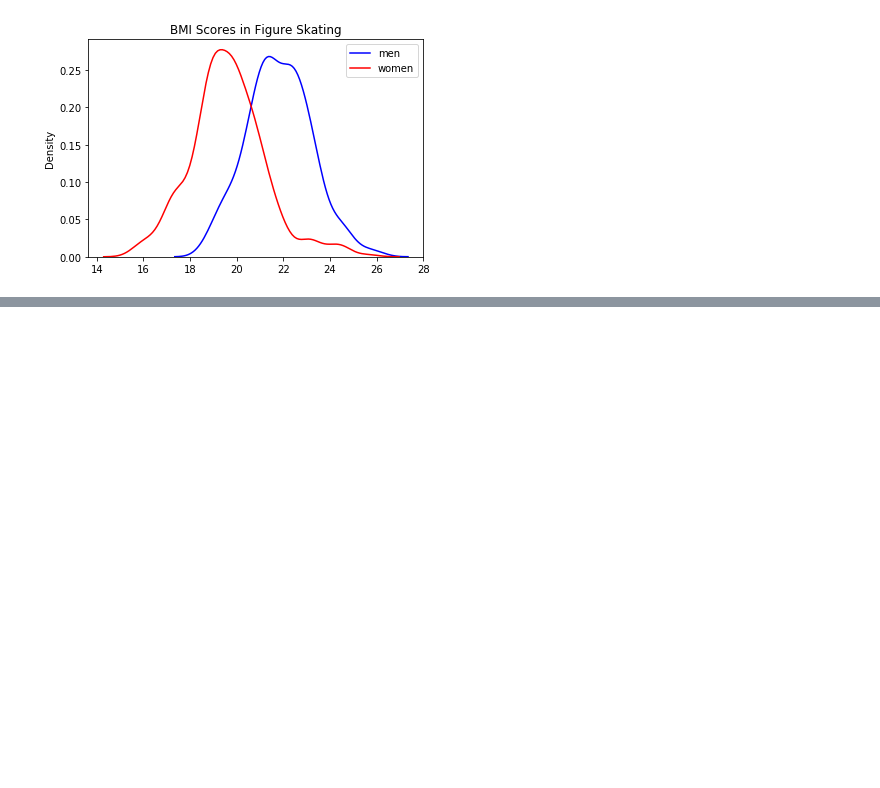
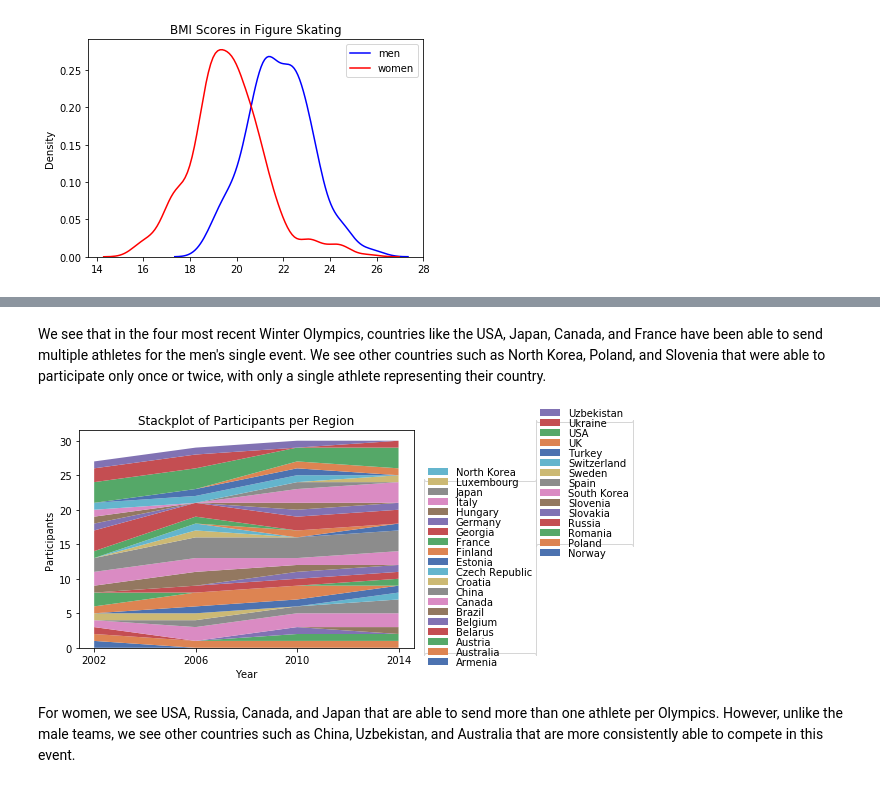
Before and after one commit to naranana/temp, a Jupyter notebook: 131 Project/Figure Skating.ipynb, the cells around one changed output, grey strips where cells are left out. Drawn from its saved outputs; the diff is of its cells as text; code cells hidden in the pictures; blank space fills up the shorter version.

```diff
--- a/131 Project/Figure Skating.ipynb
+++ b/131 Project/Figure Skating.ipynb
@@ -154,0 +496,16 @@ A "healthy" BMI value is considered to be between 18 to 24. We can see here that
+# %% [markdown]
+We see that in the four most recent Winter Olympics, countries like the USA, Japan, Canada, and France have been able to send multiple athletes for the men's single event. We see other countries such as North Korea, Poland, and Slovenia that were able to participate only once or twice, with only a single athlete representing their country.
+# %%
+plt.stackplot(f_ppy.pivot('Year','region','Name').index, np.transpose(f_ppy.pivot('Year','region', 'Name').fillna(0)))
+l1 = plt.legend(bbox_to_anchor=(1.38, 0), labels = f_ppy.pivot('Year','region','Name').columns[0:20], labelspacing = -2)
+l2 = plt.legend(bbox_to_anchor=(1.67,0.5), labels = f_ppy.pivot('Year', 'region', 'Name').columns[20:35], labelspacing = -2)
+plt.gca().add_artist(l1)
+plt.xlabel('Year')
+plt.xticks([2002, 2006, 2010, 2014])
+plt.ylabel('Participants')
+plt.title('Stackplot of Participants per Region')
+plt.show()
+# %% [output]
+[figure, added]
+# %% [markdown]
+For women, we see USA, Russia, Canada, and Japan that are able to send more than one athlete per Olympics. However, unlike the male teams, we see other countries such as China, Uzbekistan, and Australia that are more consistently able to compete in this event.
```
Also changed, not shown: parts of 51 cells of this notebook.
